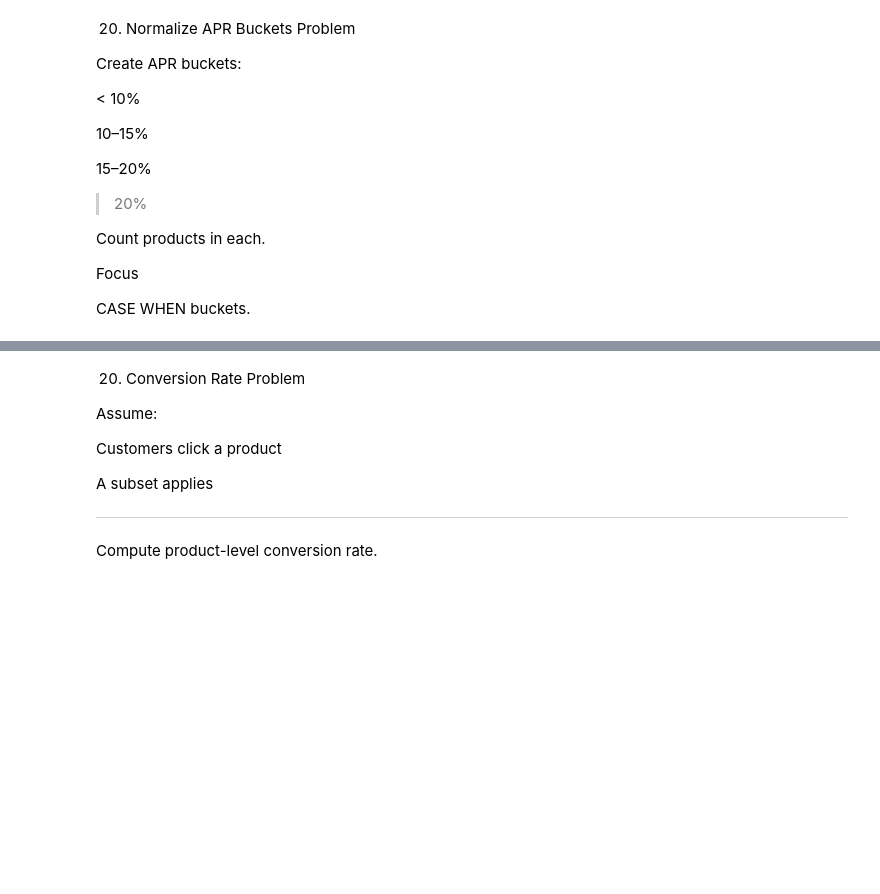
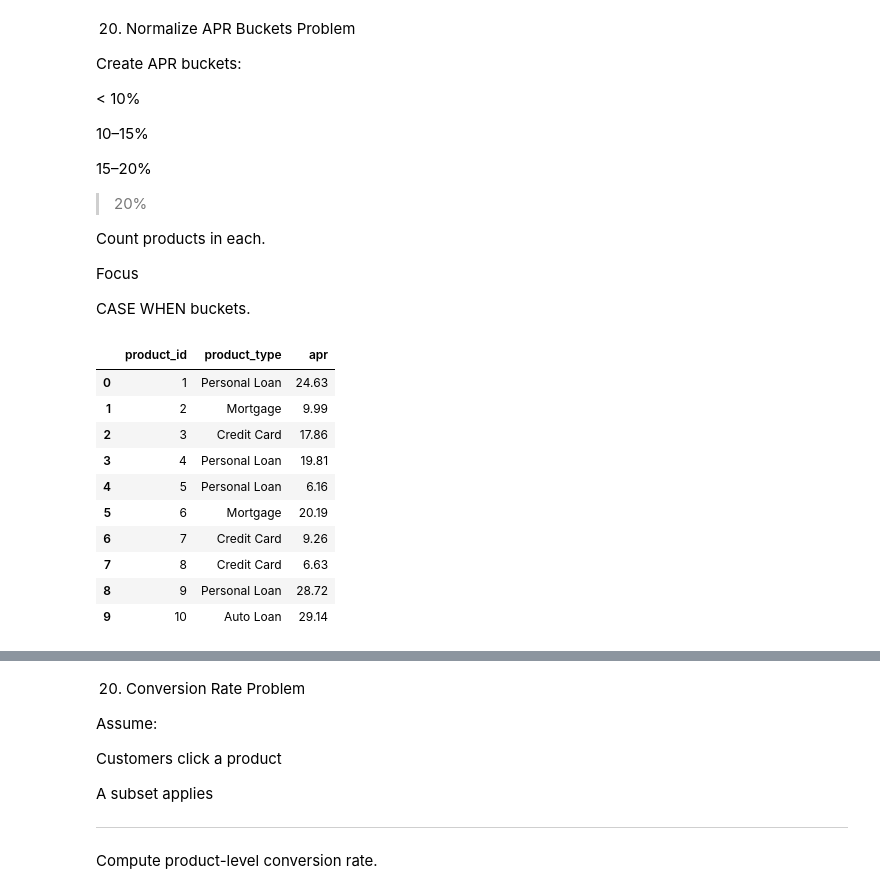
Before and after one commit to isaac-altair/SQL, a Jupyter notebook: Various_SQL_Exercises.ipynb, the cells around one changed output, grey strips where cells are left out. Saved outputs shown, nothing was run; the diff lists cells and outputs as text; code cells hidden in the pictures; blank space fills up the shorter version.

```diff
--- a/Various_SQL_Exercises.ipynb
+++ b/Various_SQL_Exercises.ipynb
@@ -1212,3 +1211,32 @@ Count products in each.
 Focus
 
 CASE WHEN buckets.
+# %%
+import pandas as pd
+import numpy as np
+
+# Create sample APR dataset
+np.random.seed(42)
+
+df_apr = pd.DataFrame({
+    "product_id": range(1, 51),
+    "product_type": np.random.choice(
+        ["Credit Card", "Auto Loan", "Personal Loan", "Mortgage"],
+        size=50
+    ),
+    "apr": np.round(np.random.uniform(5, 30, size=50), 2)  # APR between 5% and 30%
+})
+
+df_apr.head(10)
+# %% [output]
+|  | product_id | product_type | apr |
+| 0 | 1 | Personal Loan | 24.63 |
+| 1 | 2 | Mortgage | 9.99 |
+| 2 | 3 | Credit Card | 17.86 |
+| 3 | 4 | Personal Loan | 19.81 |
+| 4 | 5 | Personal Loan | 6.16 |
+| 5 | 6 | Mortgage | 20.19 |
+| 6 | 7 | Credit Card | 9.26 |
+| 7 | 8 | Credit Card | 6.63 |
+| 8 | 9 | Personal Loan | 28.72 |
+| 9 | 10 | Auto Loan | 29.14 |
```
Also changed, not shown: parts of 56 cells of this notebook.
